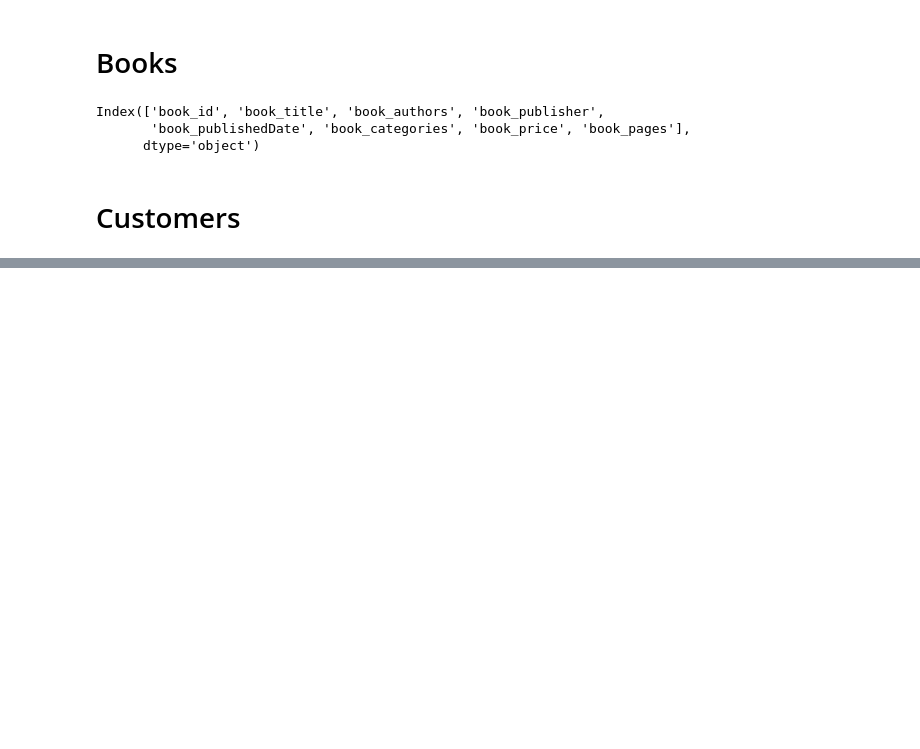
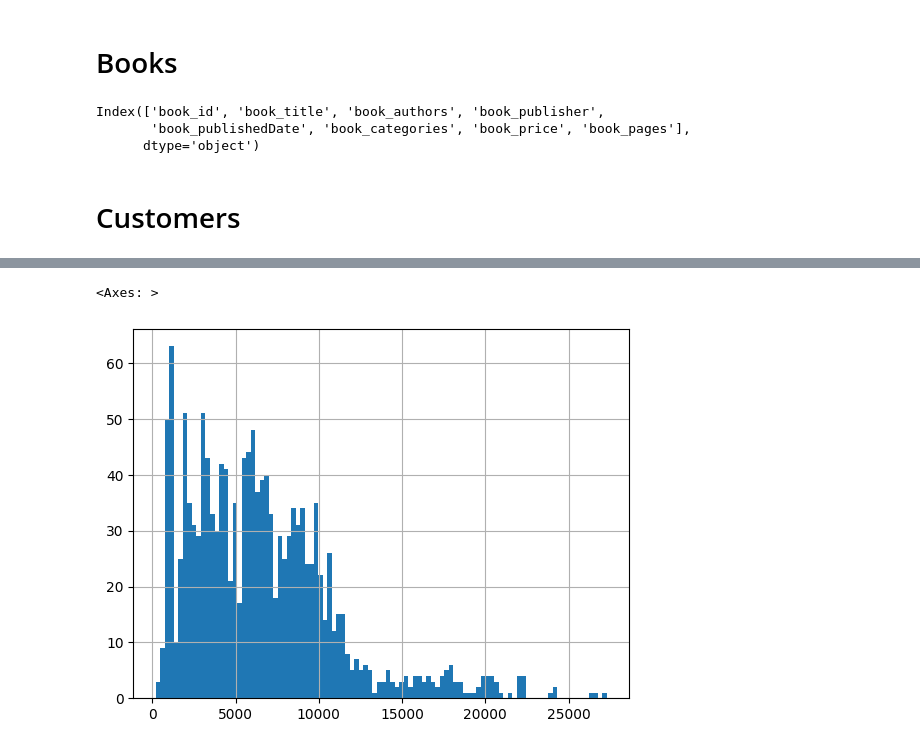
Before and after one commit to homoludens/library_example, a Jupyter notebook: library_eda.ipynb, the cells around one changed output, grey strips where cells are left out. Drawn from its saved outputs; the diff is of its cells as text; code cells hidden in the pictures; blank space fills up the shorter version.

```diff
--- a/library_eda.ipynb
+++ b/library_eda.ipynb
@@ -301,0 +733,13 @@ checkouts_df = checkouts_df.merge(libraries_df, left_on='library_id', right_on='
+# %%
+merged_df = merged_df[~merged_df.customer_geometry.isna()]
+# %%
+merged_df = gpd.GeoDataFrame(merged_df, geometry='customer_geometry', crs='EPSG:4326')
+# %%
+merged_df = merged_df.to_crs("EPSG:3857")
+# checkouts_df["customer_geometry"] = checkouts_df["customer_geometry"].to_crs("EPSG:3857")
+merged_df["library_geometry"] = merged_df["library_geometry"].to_crs("EPSG:3857")
+
+# Calculate distance in meters
+# gdf["distance_meters"] = gdf.apply(lambda row: row["geometry_1"].distance(row["geometry_2"]), axis=1)
+# %%
+merged_df["distance"] = merged_df.apply(lambda x: x["customer_geometry"].distance(x["library_geometry"]), axis=1)
@@ -301,0 +762,5 @@ checkouts_df = checkouts_df.merge(libraries_df, left_on='library_id', right_on='
+# %%
+merged_df['distance'].hist(bins=100)
+# %% [output]
+<Axes: >
+[figure, added]
```
Also changed, not shown: parts of 135 cells of this notebook.
